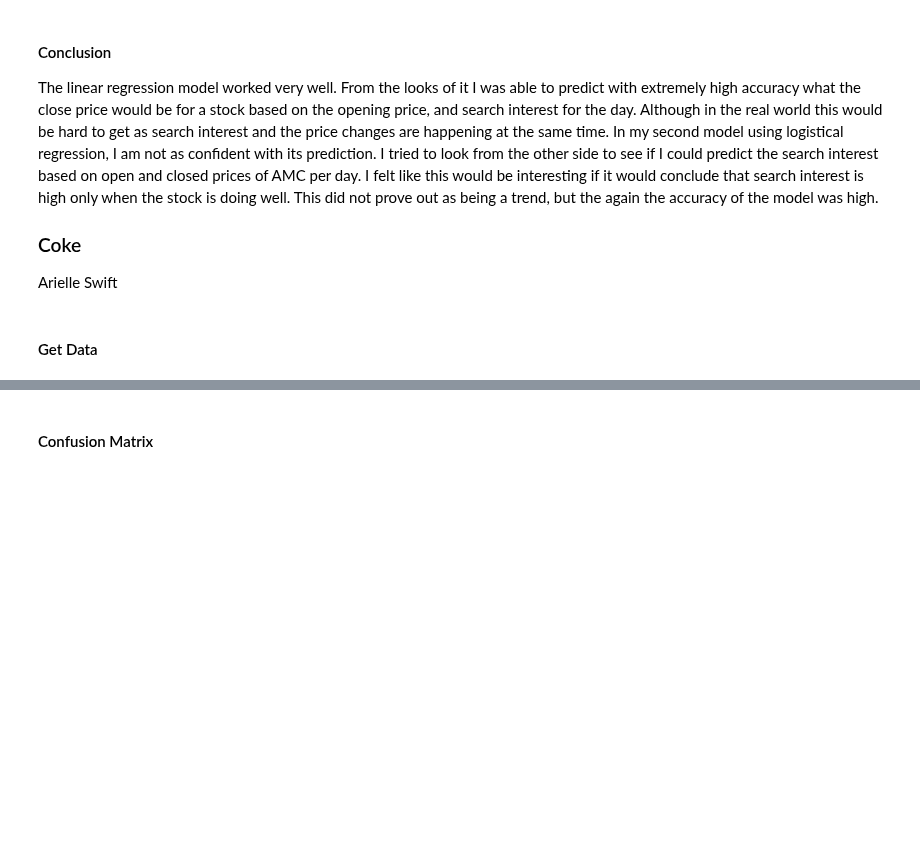
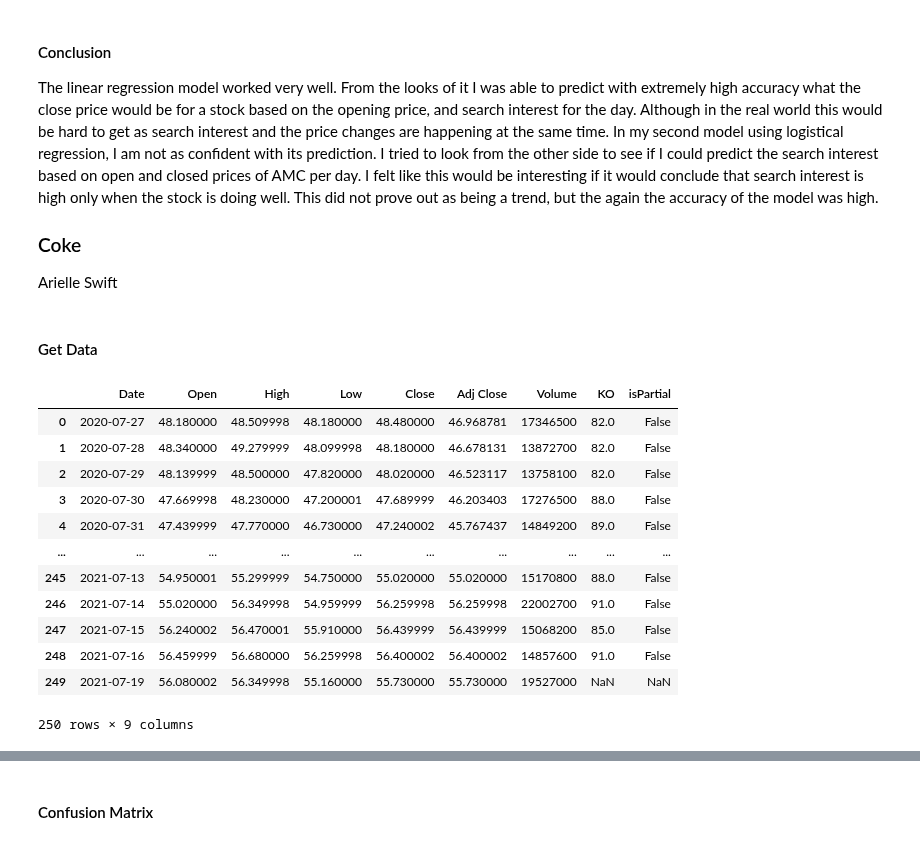
Before and after one commit to atlas125gev/StockProject, a Jupyter notebook: Homework7/Homework7.Final.ipynb, the cells around one changed output, grey strips where cells are left out. Cells and saved outputs as stored; diff of their text form; code cells hidden in the pictures; blank space fills up the shorter version.

```diff
--- a/Homework7/Homework7.Final.ipynb
+++ b/Homework7/Homework7.Final.ipynb
@@ -292 +505,22 @@ CokeDataSetQtr2
+# %%
+CokeDataSetQtr2 = get_data("KO")
+
+# Name unnamed date column
+CokeDataSetQtr2.reset_index(inplace=True)
+CokeDataSetQtr2.rename(columns = {"index": "Date"},inplace = True)
+CokeDataSetQtr2
+# %% [output]
+|  | Date | Open | High | Low | Close | Adj Close | Volume | KO | isPartial |
+| 0 | 2020-07-27 | 48.180000 | 48.509998 | 48.180000 | 48.480000 | 46.968781 | 17346500 | 82.0 | False |
+| 1 | 2020-07-28 | 48.340000 | 49.279999 | 48.099998 | 48.180000 | 46.678131 | 13872700 | 82.0 | False |
+| 2 | 2020-07-29 | 48.139999 | 48.500000 | 47.820000 | 48.020000 | 46.523117 | 13758100 | 82.0 | False |
+| 3 | 2020-07-30 | 47.669998 | 48.230000 | 47.200001 | 47.689999 | 46.203403 | 17276500 | 88.0 | False |
+| 4 | 2020-07-31 | 47.439999 | 47.770000 | 46.730000 | 47.240002 | 45.767437 | 14849200 | 89.0 | False |
+| ... | ... | ... | ... | ... | ... | ... | ... | ... | ... |
+| 245 | 2021-07-13 | 54.950001 | 55.299999 | 54.750000 | 55.020000 | 55.020000 | 15170800 | 88.0 | False |
+| 246 | 2021-07-14 | 55.020000 | 56.349998 | 54.959999 | 56.259998 | 56.259998 | 22002700 | 91.0 | False |
+| 247 | 2021-07-15 | 56.240002 | 56.470001 | 55.910000 | 56.439999 | 56.439999 | 15068200 | 85.0 | False |
+| 248 | 2021-07-16 | 56.459999 | 56.680000 | 56.259998 | 56.400002 | 56.400002 | 14857600 | 91.0 | False |
+| 249 | 2021-07-19 | 56.080002 | 56.349998 | 55.160000 | 55.730000 | 55.730000 | 19527000 | NaN | NaN |
+250 rows × 9 columns
 # %%
```
Also changed, not shown: parts of 77 cells of this notebook, 3 other files.
